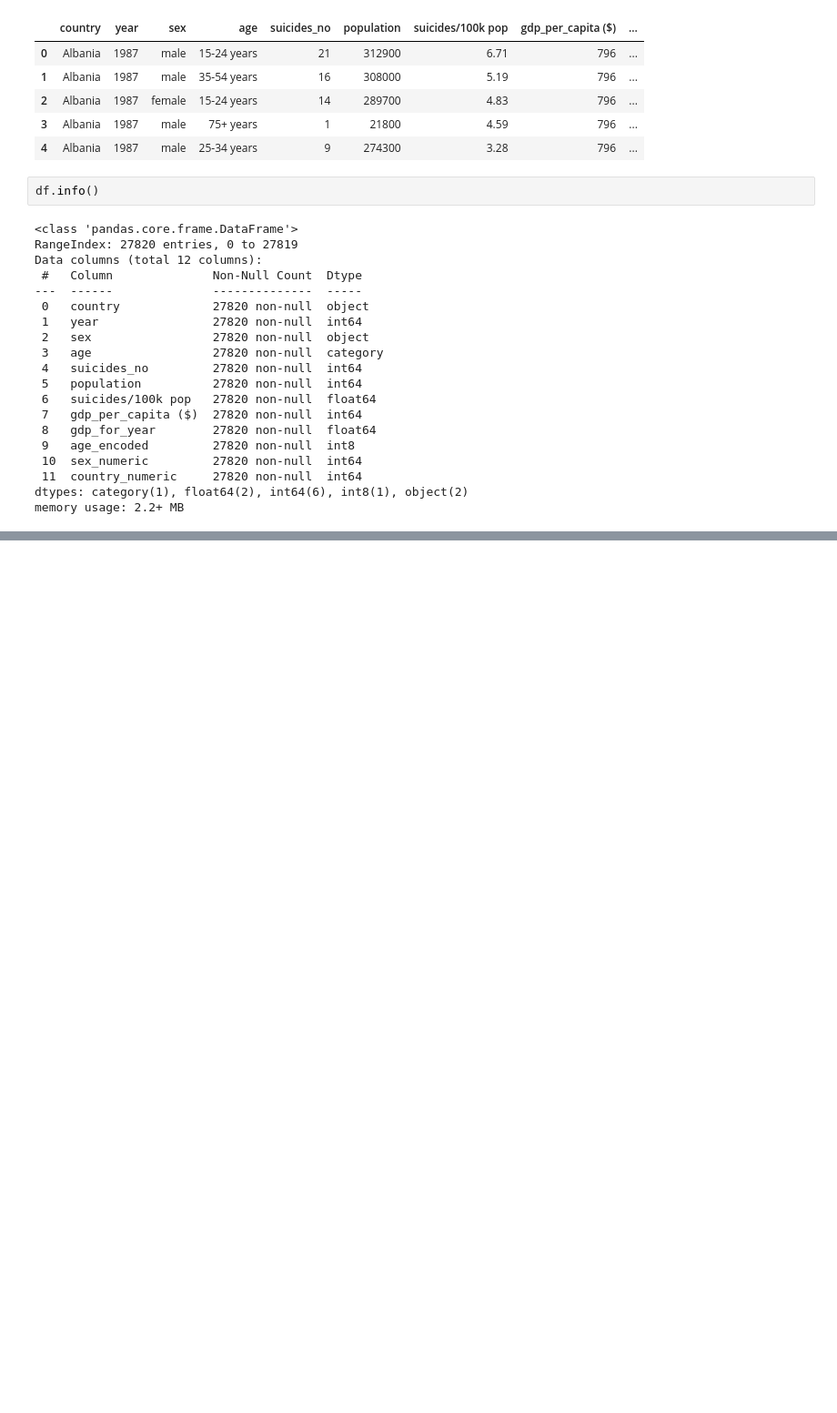
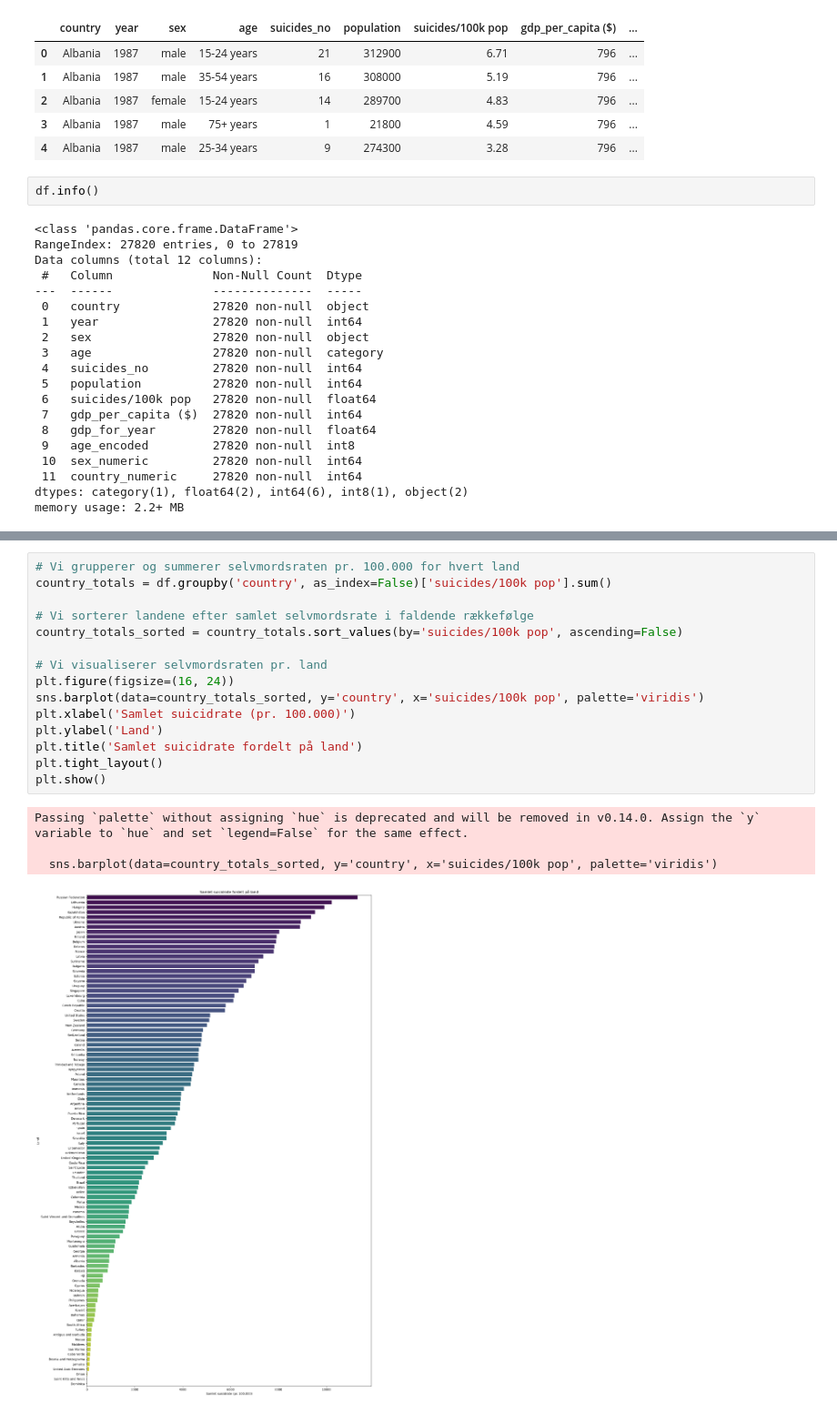
Before and after one commit to LukasRonberg/BIExam, a Jupyter notebook: suicide.ipynb, the cells around one changed output, grey strips where cells are left out. Shown at 91% size. Saved outputs shown, nothing was run; the diff lists cells and outputs as text; blank space fills up the shorter version.

```diff
--- a/suicide.ipynb
+++ b/suicide.ipynb
@@ -331,0 +408,20 @@ print("hej")
+# %%
+# Vi grupperer og summerer selvmordsraten pr. 100.000 for hvert land
+country_totals = df.groupby('country', as_index=False)['suicides/100k pop'].sum()
+
+# Vi sorterer landene efter samlet selvmordsrate i faldende rækkefølge
+country_totals_sorted = country_totals.sort_values(by='suicides/100k pop', ascending=False)
+
+# Vi visualiserer selvmordsraten pr. land
+plt.figure(figsize=(16, 24))
+sns.barplot(data=country_totals_sorted, y='country', x='suicides/100k pop', palette='viridis')
+plt.xlabel('Samlet suicidrate (pr. 100.000)')
+plt.ylabel('Land')
+plt.title('Samlet suicidrate fordelt på land')
+plt.tight_layout()
+plt.show()
+# %% [output]
+Passing `palette` without assigning `hue` is deprecated and will be removed in v0.14.0. Assign the `y` variable to `hue` and set `legend=False` for the same effect.
+
+  sns.barplot(data=country_totals_sorted, y='country', x='suicides/100k pop', palette='viridis')
+[figure, added]
```
Also changed, not shown: parts of 79 cells of this notebook.
